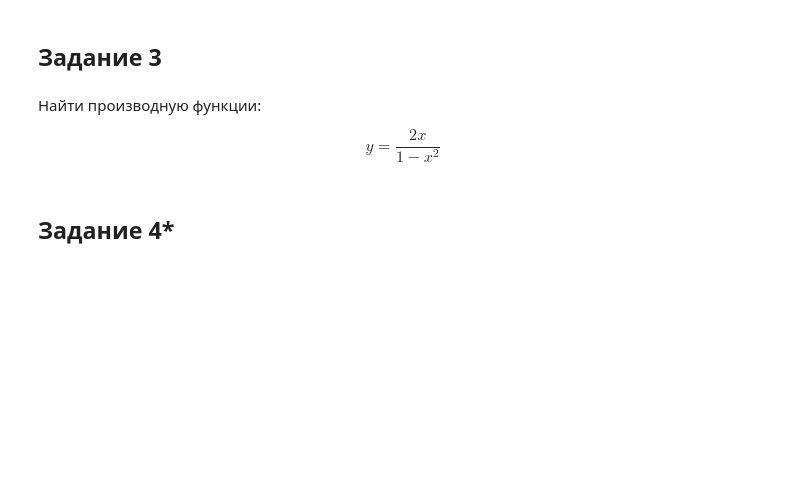
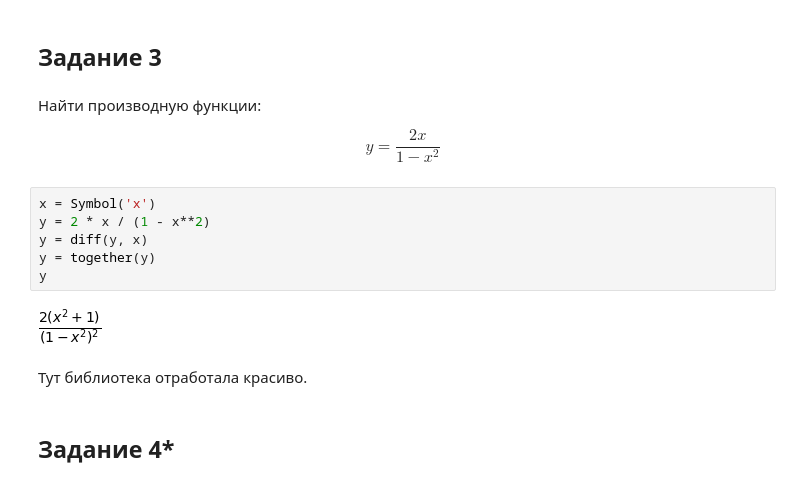
Before and after one commit to vit050587/Mathematical-analysis, a Jupyter notebook: Homework.ipynb, the cells around one changed output. Cells and saved outputs as stored; diff of their text form; blank space fills up the shorter version.

```diff
--- a/Homework.ipynb
+++ b/Homework.ipynb
@@ -296,6 +353,16 @@ $$y=x \cdot \sqrt {1+x^2}$$
 Найти производную функции:
 
 $$y= \frac{2x}{1-x^2}$$
+# %%
+x = Symbol('x')
+y = 2 * x / (1 - x**2)
+y = diff(y, x)
+y = together(y)
+y
+# %% [output]
+[figure, added]
+# %% [markdown]
+Тут библиотека отработала красиво.
 # %% [markdown]
 ## Задание 4*
 # %% [markdown]
```
Also changed, not shown: parts of 15 cells of this notebook.
